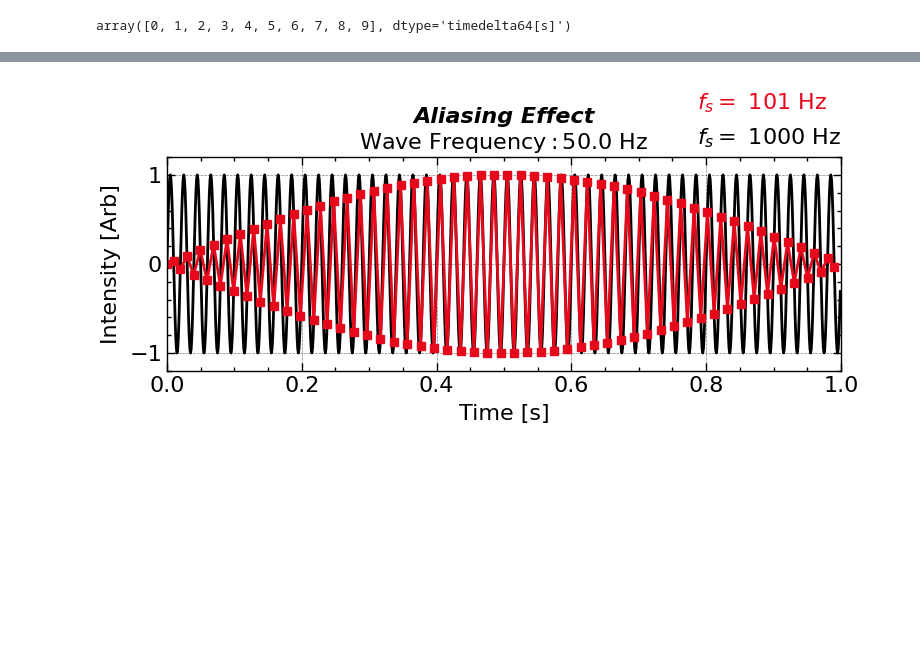
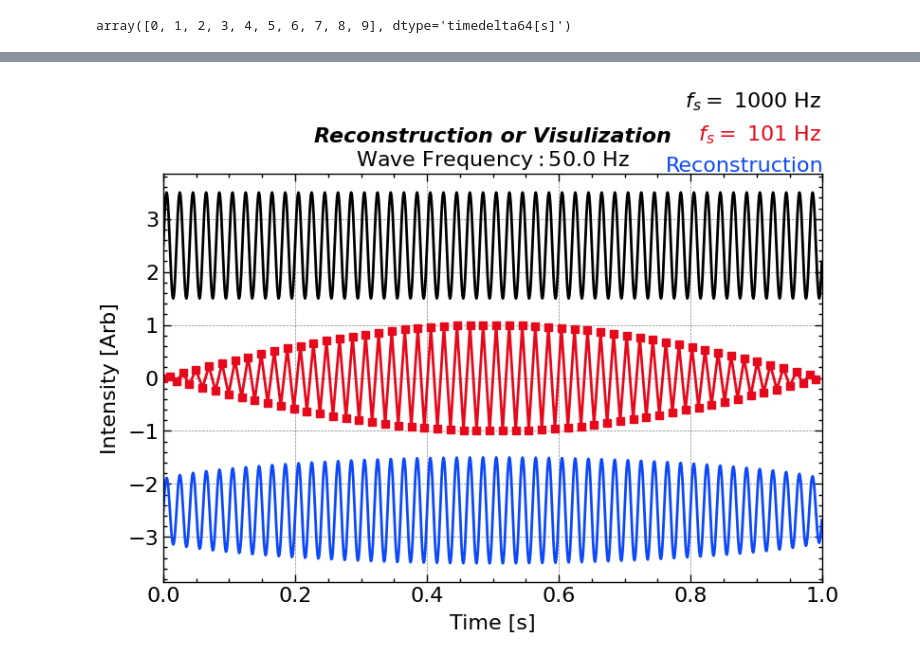
Before and after one commit to jiutongzhao/Time-Series-Data-Analysis, a Jupyter notebook: chap1.ipynb, the cells around one changed output, grey strips where cells are left out. Drawn from its saved outputs; the diff is of its cells as text; code cells hidden in the pictures; blank space fills up the shorter version.

```diff
--- a/chap1.ipynb
+++ b/chap1.ipynb
@@ -229,44 +232,55 @@ plt.show()
 # %%
 plt.close()
+plt.figure(figsize = figsize_normal)
 ax1 = plt.subplot(1, 1, 1)
+
+
+N = 1000
+t = np.linspace(0, 1, N, endpoint=False)
+dt = t[1] - t[0]
+fs = 1 / dt
+
+
+sig = np.sin(omega0 * t)
+ax1.plot(t, 2.5 + sig, 'k-', label=r'   $\mathit{f_s}=$' + ' %d Hz' % fs, zorder = 0)
 
 
 N = 101
 t = np.linspace(0, 1, N, endpoint=False)
 dt = t[1] - t[0]
 fs = 1 / dt
 
 omega0 = 2 * np.pi * fs / 2.02
 
 sig = np.sin(omega0 * t) + np.random.randn(t.size) * 0.0
 # ax1.plot(time, signal, 'k-', label = 'Signal')
-ax1.plot(t, sig, 'C1-', label=r'$\mathit{f_s}=$' + ' %d Hz' % fs, zorder = 1, alpha = 1.0)
+ax1.plot(t, sig, 'C1-', label=r'     $\mathit{f_s}=$' + ' %d Hz' % fs, zorder = 1, alpha = 1.0)
 ax1.plot(t, sig, 'C1s', zorder = 1, markersize=6, fillstyle = 'full')
 
 N = 1000
-t = np.linspace(0, 1, N, endpoint=False)
-dt = t[1] - t[0]
-fs = 1 / dt
+t_interp = np.linspace(0, 1, N, endpoint=False)
 
-def sinc_interp()
-sig = np.sin(omega0 * t)
-ax1.plot(t, sig, 'k-', label=r'$\mathit{f_s}=$' + ' %d Hz' % fs, zorder = 0)
+def sinc_interp(t_interp):
+    weight = np.sinc((t_interp[:, None] - t[None, :]) / dt)
+    return weight @ sig
+
+ax1.plot(t_interp, -2.5 + sinc_interp(t_interp), 'C0-', label='Reconstruction', zorder = 2)
 
 
 # plt.title('Signal')
 plt.xlabel('Time [s]')
 plt.ylabel('Intensity [Arb]')
 
 ax1.set_xlim(0, 1)
-ax1.set_ylim(-1.2, 1.2)
+# ax1.set_ylim(-1.2, 1.2)
 
-ax1.legend(loc='upper right', frameon=False, ncol = 1, bbox_to_anchor=(1.03, 1.4), labelcolor="linecolor", handlelength = 0, handletextpad = 0, )
-ax1.set_title('Aliasing Effect\n' + r'$\mathrm{Wave\ Frequency: %.1f\ Hz}$' % (omega0 / 2 / np.pi),  **title_font)
+ax1.legend(loc='lower right', frameon=False, ncol = 1, bbox_to_anchor=(1.03, .95), labelcolor="linecolor", handlelength = 0, handletextpad = 0)
+ax1.set_title('Reconstruction or Visulization\n' + r'$\mathrm{Wave\ Frequency: %.1f\ Hz}$' % (omega0 / 2 / np.pi),  **title_font)
 
 plt.tight_layout()
 
-# plt.savefig(save_path + 'figure_aliasing_nyquist' + '.png',bbox_inches='tight',dpi=300)
+plt.savefig(save_path + 'figure_nyquist_reconstruction' + '.png',bbox_inches='tight',dpi=300)
 
 plt.show()
 # %% [output]
-[figure, old version]
+[figure, new version]
```
Also changed, not shown: parts of 6 cells of this notebook, 33 other files.
